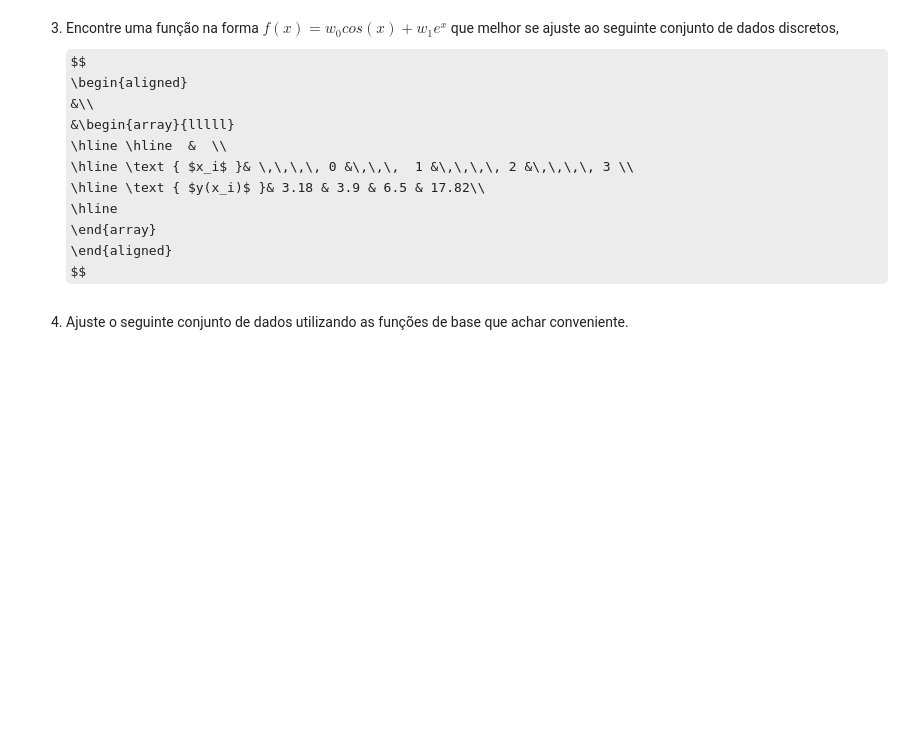
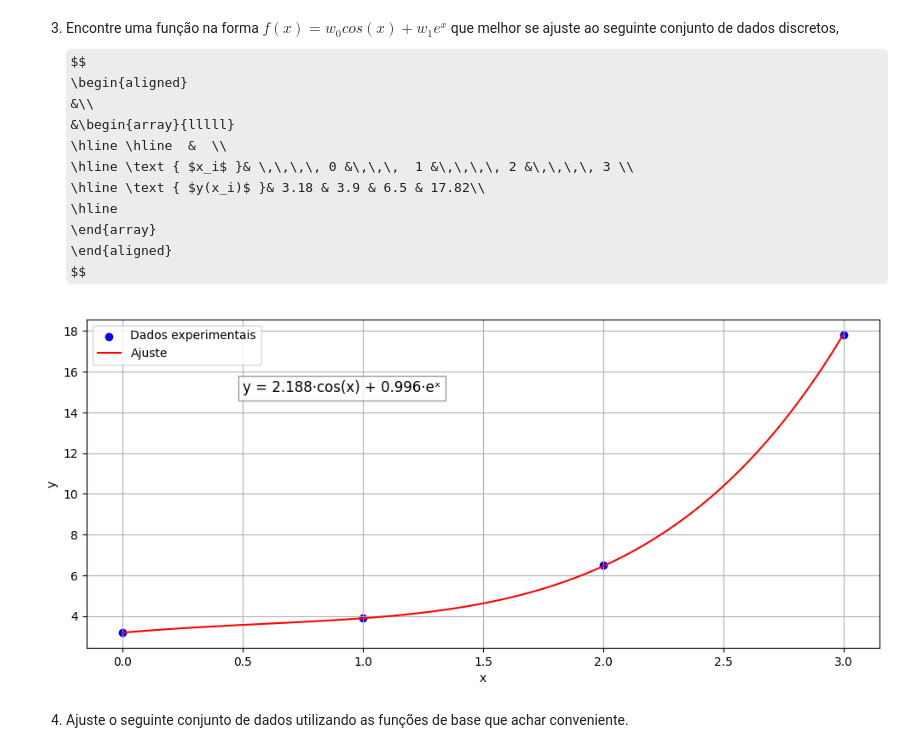
Before and after one commit to PedroNeto05/lab-CN, a Jupyter notebook: Lab_03.ipynb, the cells around one changed output. Cells and saved outputs as stored; diff of their text form; code cells hidden in the pictures; some formulas as TeX source; blank space fills up the shorter version.

```diff
--- a/Lab_03.ipynb
+++ b/Lab_03.ipynb
@@ -268,6 +323,48 @@ $$
 \end{array}
 \end{aligned}
 $$
+# %%
+import numpy as np
+import matplotlib.pyplot as plt
+import numpy.linalg as la
+
+x = np.array([0, 1, 2, 3])
+y = np.array([3.18, 3.9, 6.5, 17.82])
+
+g0 = np.cos(x)
+g1 = np.exp(x)
+
+A = np.array([[g0.T@g0, g0.T@g1],
+              [g1.T@g0, g1.T@g1]])
+
+b = np.array([[g0.T@y],
+              [g1.T@y]])
+
+w = la.inv(A)@b
+
+x_plot = np.linspace(0, 3, 100)
+g0_plot = np.cos(x_plot)
+g1_plot = np.exp(x_plot)
+
+y_est = w[0]*g0_plot + w[1]*g1_plot
+
+plt.figure(figsize = (12, 5))
+plt.scatter(x, y, color='blue', label='Dados experimentais')
+plt.plot(x_plot, y_est, label = "Ajuste", color='red')
+
+# Adicionando a equação do ajuste
+equation = f'y = {w[0][0]:.3f}·cos(x) + {w[1][0]:.3f}·eˣ'
+plt.text(0.5, 15, equation,
+         fontsize=12,
+         bbox=dict(facecolor='white', alpha=0.8, edgecolor='gray'))
+
+plt.xlabel("x")
+plt.ylabel("y")
+plt.legend()
+plt.grid(True)
+plt.show()
+# %% [output]
+[figure, added]
 # %% [markdown]
 4. Ajuste o seguinte conjunto de dados utilizando as funções de base que achar conveniente.
 # %%
```
Also changed, not shown: parts of 3 cells of this notebook.
